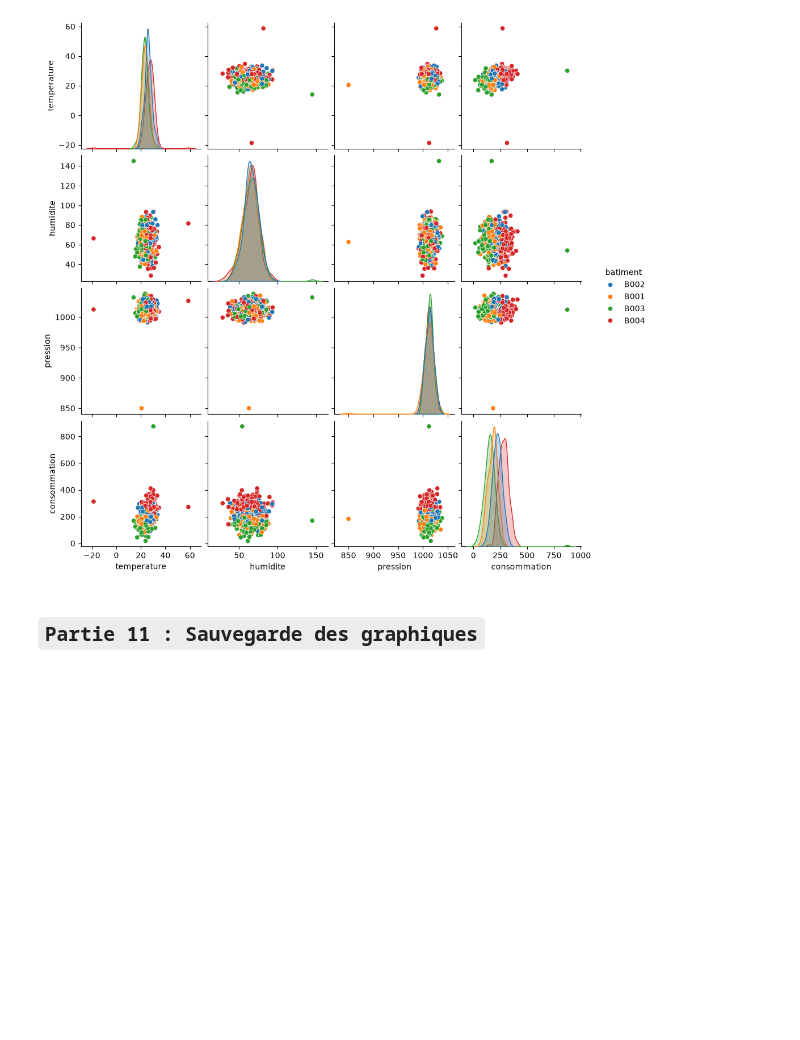
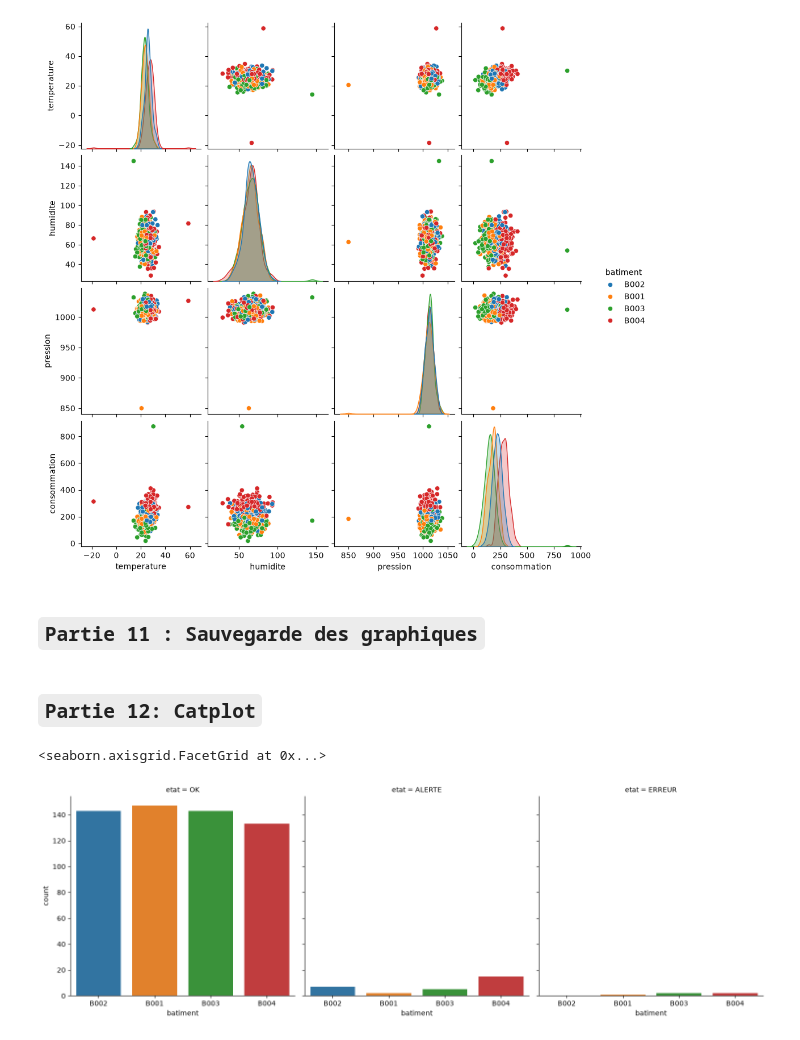
Before and after one commit to Alassanee/atelier_seaborn_iot, a Jupyter notebook: notebooks/atelier_seaborn_iot.ipynb, the cells around one changed output. Cells and saved outputs as stored; diff of their text form; code cells hidden in the pictures; blank space fills up the shorter version.

Commit message:
Partie 12: Catplot

```diff
--- a/notebooks/atelier_seaborn_iot.ipynb
+++ b/notebooks/atelier_seaborn_iot.ipynb
@@ -546,3 +546,10 @@ plt.savefig("../exports/parplot.png")
 [figure]
 # %% [markdown]
 ## `Partie 11 : Sauvegarde des graphiques`
+# %% [markdown]
+## `Partie 12: Catplot`
+# %%
+sns.catplot(data=df, x="batiment", col="etat",hue="batiment", kind="count")
+# %% [output]
+<seaborn.axisgrid.FacetGrid at 0x...>
+[figure, added]
```
